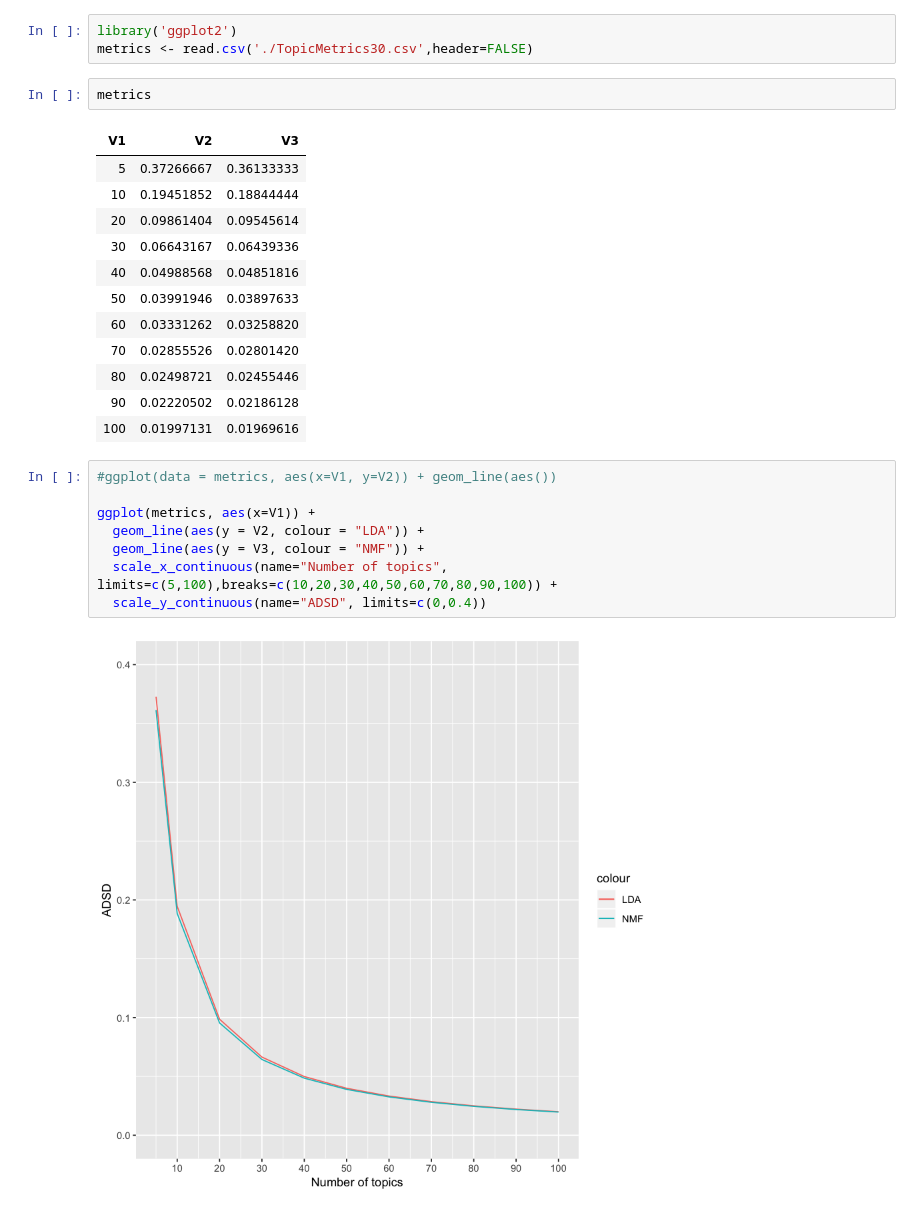
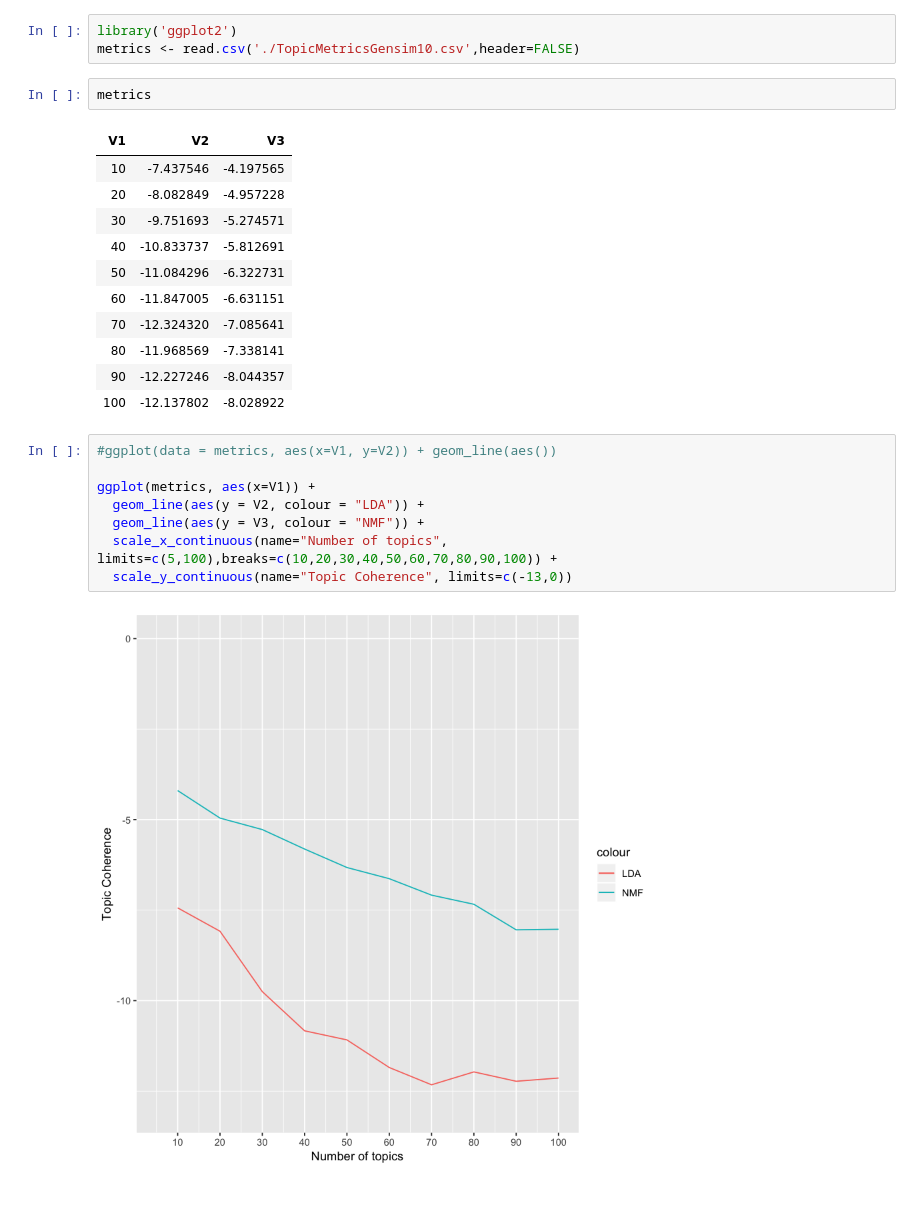
Before and after one commit to JuliusHaring/IRTMBible, a Jupyter notebook: R/MetricVisualization.ipynb, the cells around one changed output. Cells and saved outputs as stored; diff of their text form.

Commit message:
finished one metric

```diff
--- a/R/MetricVisualization.ipynb
+++ b/R/MetricVisualization.ipynb
@@ -1,28 +1,27 @@
 # %%
 library('ggplot2')
-metrics <- read.csv('./TopicMetrics30.csv',header=FALSE)
+metrics <- read.csv('./TopicMetricsGensim10.csv',header=FALSE)
 # %%
 metrics
 # %% [output]
 | V1 | V2 | V3 |
-| 5 | 0.37266667 | 0.36133333 |
-| 10 | 0.19451852 | 0.18844444 |
-| 20 | 0.09861404 | 0.09545614 |
-| 30 | 0.06643167 | 0.06439336 |
-| 40 | 0.04988568 | 0.04851816 |
-| 50 | 0.03991946 | 0.03897633 |
-| 60 | 0.03331262 | 0.03258820 |
-| 70 | 0.02855526 | 0.02801420 |
-| 80 | 0.02498721 | 0.02455446 |
-| 90 | 0.02220502 | 0.02186128 |
-| 100 | 0.01997131 | 0.01969616 |
+| 10 | -7.437546 | -4.197565 |
+| 20 | -8.082849 | -4.957228 |
+| 30 | -9.751693 | -5.274571 |
+| 40 | -10.833737 | -5.812691 |
+| 50 | -11.084296 | -6.322731 |
+| 60 | -11.847005 | -6.631151 |
+| 70 | -12.324320 | -7.085641 |
+| 80 | -11.968569 | -7.338141 |
+| 90 | -12.227246 | -8.044357 |
+| 100 | -12.137802 | -8.028922 |
 # %%
 #ggplot(data = metrics, aes(x=V1, y=V2)) + geom_line(aes())
 
 ggplot(metrics, aes(x=V1)) +
   geom_line(aes(y = V2, colour = "LDA")) +
   geom_line(aes(y = V3, colour = "NMF")) +
   scale_x_continuous(name="Number of topics", limits=c(5,100),breaks=c(10,20,30,40,50,60,70,80,90,100)) +
-  scale_y_continuous(name="ADSD", limits=c(0,0.4))
+  scale_y_continuous(name="Topic Coherence", limits=c(-13,0))
 # %% [output]
-[figure, old version]
+[figure, new version]
```
Also changed, not shown: 5 other files.
